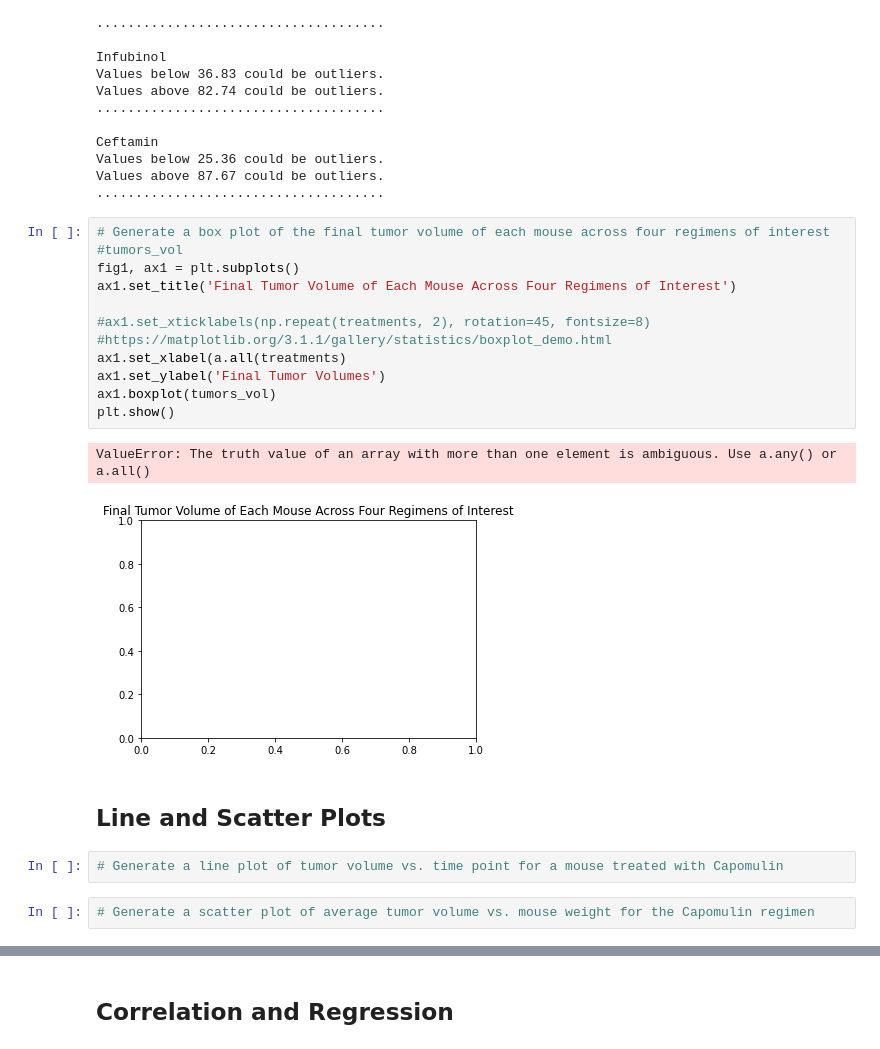
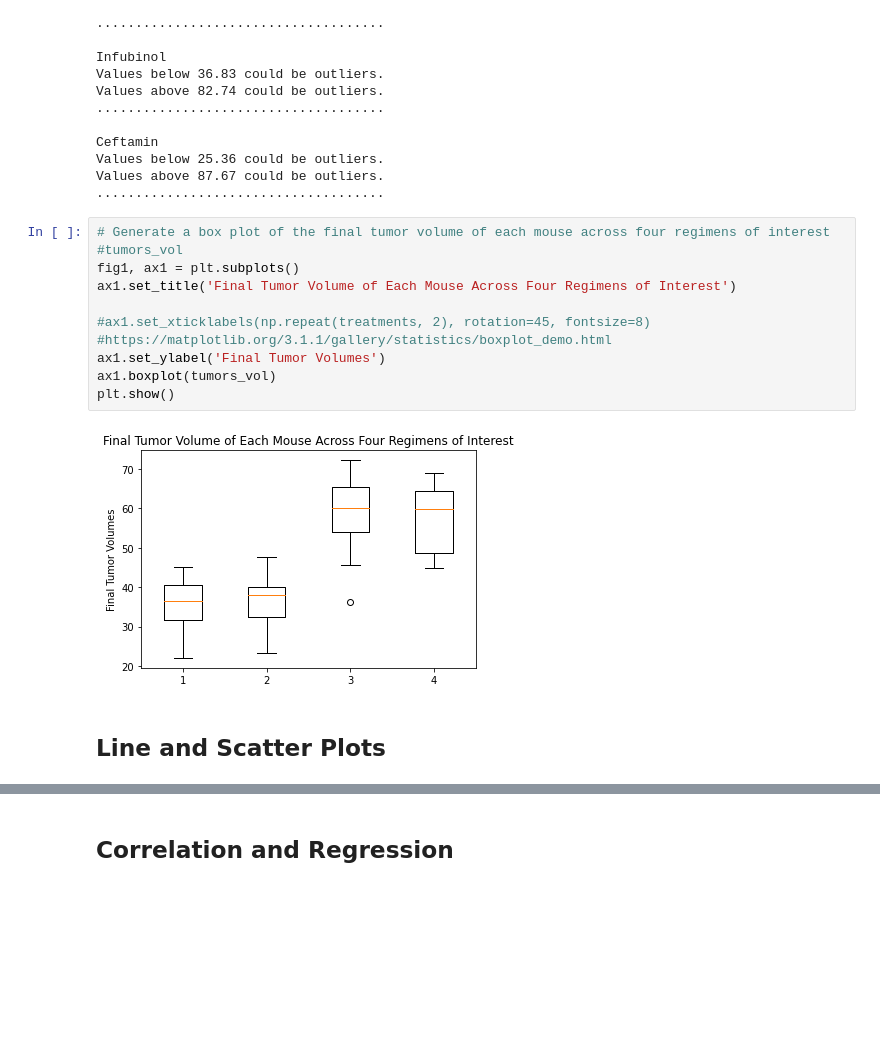
Before and after one commit to RuthlessNative/05-matplotlib-pymaceuticals, a Jupyter notebook: Pymaceuticals.ipynb, the cells around one changed output, grey strips where cells are left out. Drawn from its saved outputs; the diff is of its cells as text; blank space fills up the shorter version.

```diff
--- a/Pymaceuticals.ipynb
+++ b/Pymaceuticals.ipynb
@@ -288,20 +288,14 @@ Values above 87.67 could be outliers.
 # %%
 # Generate a box plot of the final tumor volume of each mouse across four regimens of interest
 #tumors_vol
 fig1, ax1 = plt.subplots()
 ax1.set_title('Final Tumor Volume of Each Mouse Across Four Regimens of Interest')
 
 #ax1.set_xticklabels(np.repeat(treatments, 2), rotation=45, fontsize=8) #https://matplotlib.org/3.1.1/gallery/statistics/boxplot_demo.html
-ax1.set_xlabel(a.all(treatments)
 ax1.set_ylabel('Final Tumor Volumes')
 ax1.boxplot(tumors_vol)
 plt.show()
 # %% [output]
-ValueError: The truth value of an array with more than one element is ambiguous. Use a.any() or a.all()
-[figure, old version]
+[figure, new version]
 # %% [markdown]
 ## Line and Scatter Plots
-# %%
-# Generate a line plot of tumor volume vs. time point for a mouse treated with Capomulin
-# %%
-# Generate a scatter plot of average tumor volume vs. mouse weight for the Capomulin regimen
```
Also changed, not shown: parts of 4 cells of this notebook.
